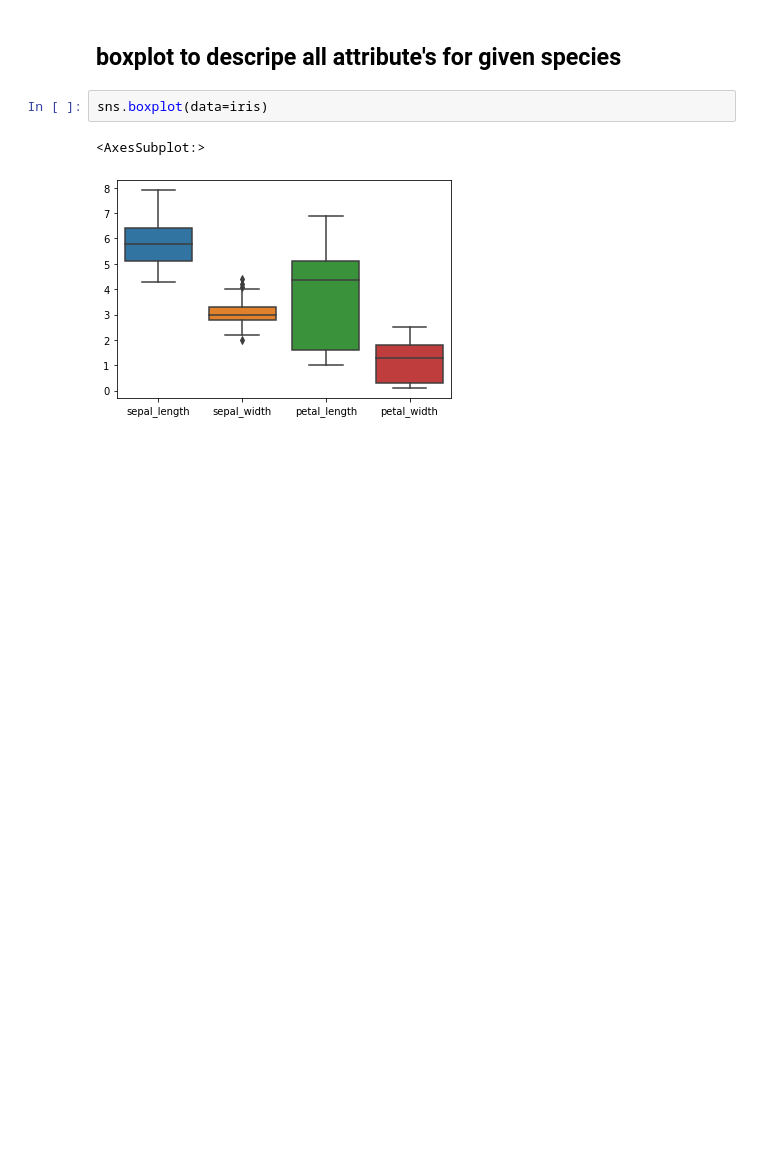
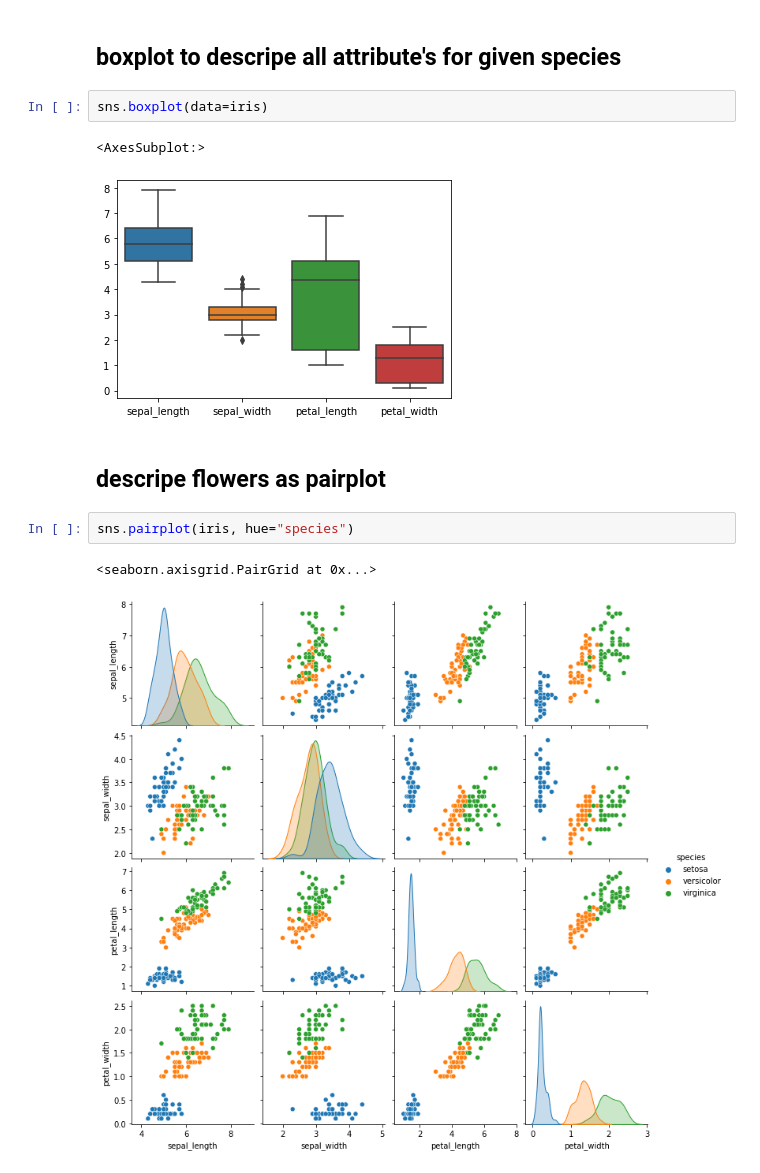
Before and after one commit to amarh-ayman/data-visualization, a Jupyter notebook: viz-a.ipynb, the cells around one changed output. Drawn from its saved outputs; the diff is of its cells as text; blank space fills up the shorter version.

```diff
--- a/viz-a.ipynb
+++ b/viz-a.ipynb
@@ -46,3 +46,10 @@ sns.boxplot(data=iris)
 # %% [output]
 <AxesSubplot:>
 [figure]
+# %% [markdown]
+## descripe flowers as pairplot
+# %%
+sns.pairplot(iris, hue="species")
+# %% [output]
+<seaborn.axisgrid.PairGrid at 0x...>
+[figure, added]
```
Also changed, not shown: parts of 2 cells of this notebook, 1 other file.
